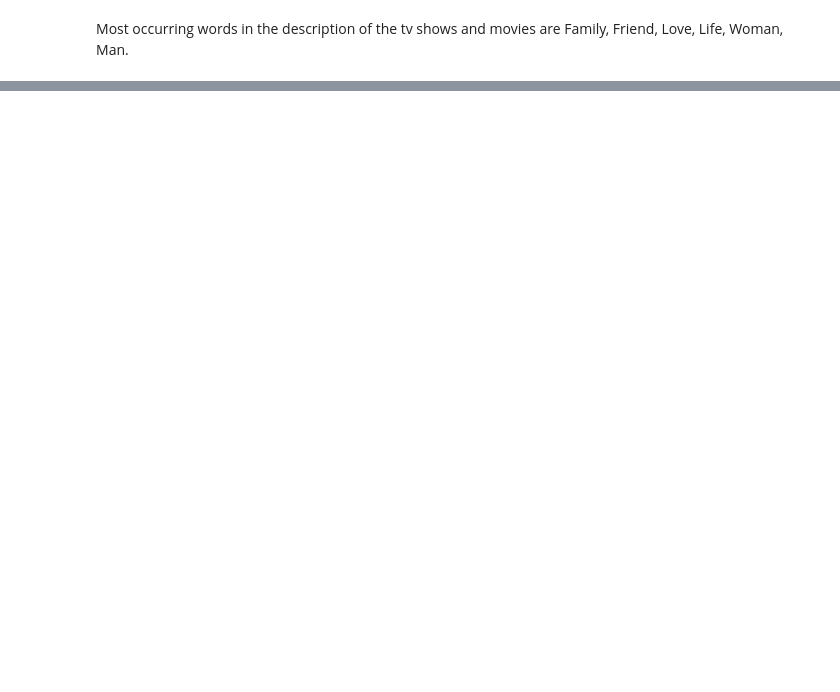
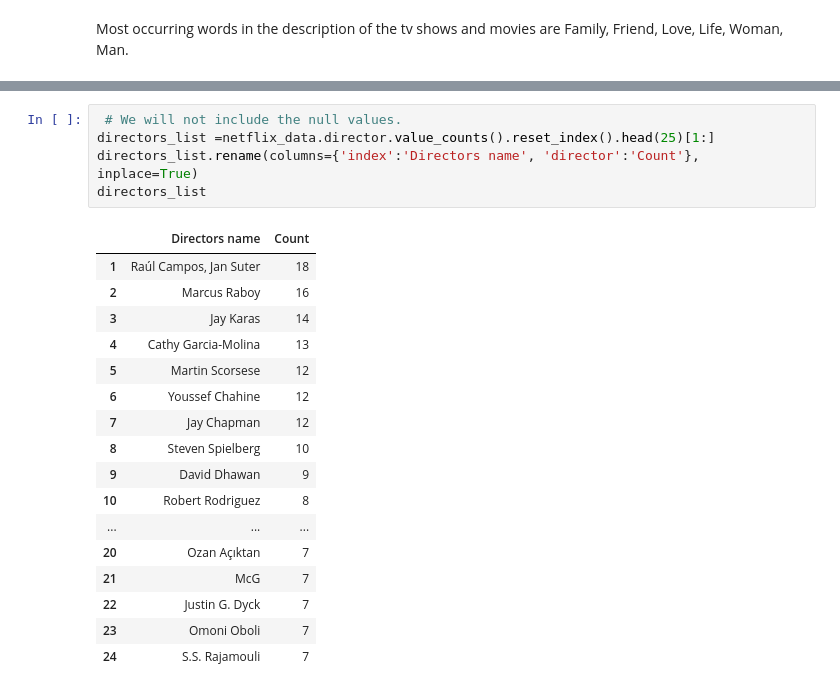
Before and after one commit to Ratnakar2022/Netflix-Movies-and-TV-Shows, a Jupyter notebook: Netflix_Movies_and_TV_Shows_Clustering.ipynb, the cells around one changed output, grey strips where cells are left out. Cells and saved outputs as stored; diff of their text form; blank space fills up the shorter version.

```diff
--- a/Netflix_Movies_and_TV_Shows_Clustering.ipynb
+++ b/Netflix_Movies_and_TV_Shows_Clustering.ipynb
@@ -521,0 +537,23 @@ Most occurring words in the description of the tv shows and movies are Family, F
+# %%
+ # We will not include the null values.
+directors_list =netflix_data.director.value_counts().reset_index().head(25)[1:]
+directors_list.rename(columns={'index':'Directors name', 'director':'Count'}, inplace=True)
+directors_list
+# %% [output]
+|  | Directors name | Count |
+| 1 | Raúl Campos, Jan Suter | 18 |
+| 2 | Marcus Raboy | 16 |
+| 3 | Jay Karas | 14 |
+| 4 | Cathy Garcia-Molina | 13 |
+| 5 | Martin Scorsese | 12 |
+| 6 | Youssef Chahine | 12 |
+| 7 | Jay Chapman | 12 |
+| 8 | Steven Spielberg | 10 |
+| 9 | David Dhawan | 9 |
+| 10 | Robert Rodriguez | 8 |
+| ... | ... | ... |
+| 20 | Ozan Açıktan | 7 |
+| 21 | McG | 7 |
+| 22 | Justin G. Dyck | 7 |
+| 23 | Omoni Oboli | 7 |
+| 24 | S.S. Rajamouli | 7 |
```
Also changed, not shown: parts of 13 cells of this notebook.
